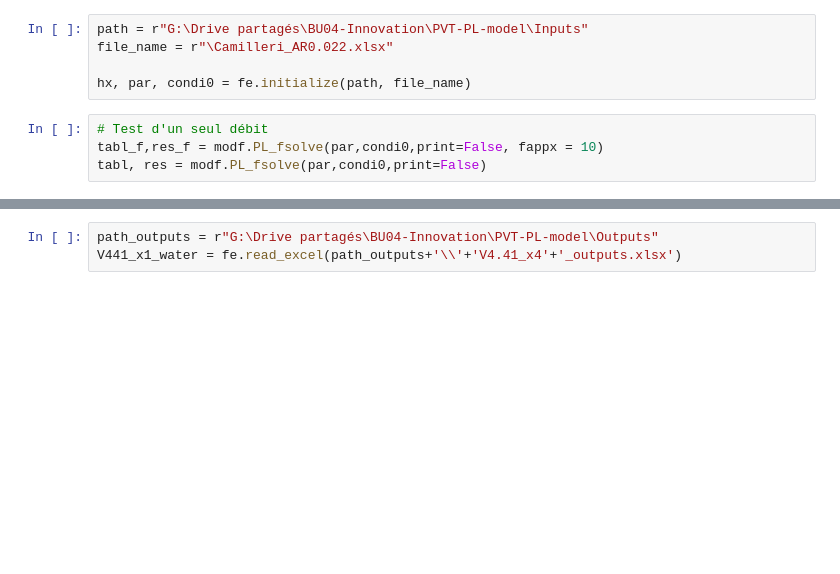
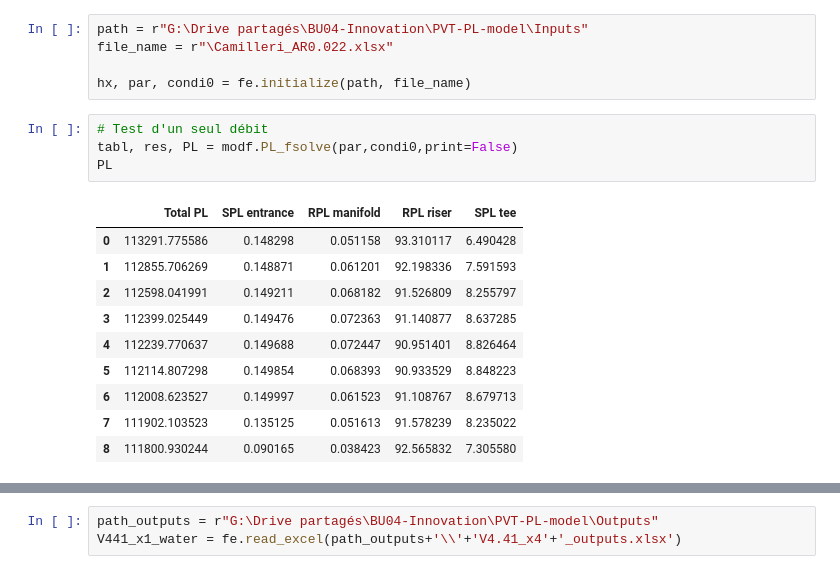
Before and after one commit to valentindelachaux/parallel-flow-distribution-pressure-loss, a Jupyter notebook: main.ipynb, the cells around one changed output, grey strips where cells are left out. Saved outputs shown, nothing was run; the diff lists cells and outputs as text; blank space fills up the shorter version.

```diff
--- a/main.ipynb
+++ b/main.ipynb
@@ -41,5 +41,16 @@ file_name = r"\Camilleri_AR0.022.xlsx"
 hx, par, condi0 = fe.initialize(path, file_name)
 # %%
 # Test d'un seul débit
-tabl_f,res_f = modf.PL_fsolve(par,condi0,print=False, fappx = 10)
-tabl, res = modf.PL_fsolve(par,condi0,print=False)
+tabl, res, PL = modf.PL_fsolve(par,condi0,print=False)
+PL
+# %% [output]
+|  | Total PL | SPL entrance | RPL manifold | RPL riser | SPL tee |
+| 0 | 113291.775586 | 0.148298 | 0.051158 | 93.310117 | 6.490428 |
+| 1 | 112855.706269 | 0.148871 | 0.061201 | 92.198336 | 7.591593 |
+| 2 | 112598.041991 | 0.149211 | 0.068182 | 91.526809 | 8.255797 |
+| 3 | 112399.025449 | 0.149476 | 0.072363 | 91.140877 | 8.637285 |
+| 4 | 112239.770637 | 0.149688 | 0.072447 | 90.951401 | 8.826464 |
+| 5 | 112114.807298 | 0.149854 | 0.068393 | 90.933529 | 8.848223 |
+| 6 | 112008.623527 | 0.149997 | 0.061523 | 91.108767 | 8.679713 |
+| 7 | 111902.103523 | 0.135125 | 0.051613 | 91.578239 | 8.235022 |
+| 8 | 111800.930244 | 0.090165 | 0.038423 | 92.565832 | 7.305580 |
```
Also changed, not shown: parts of 9 cells of this notebook, 3 other files.
